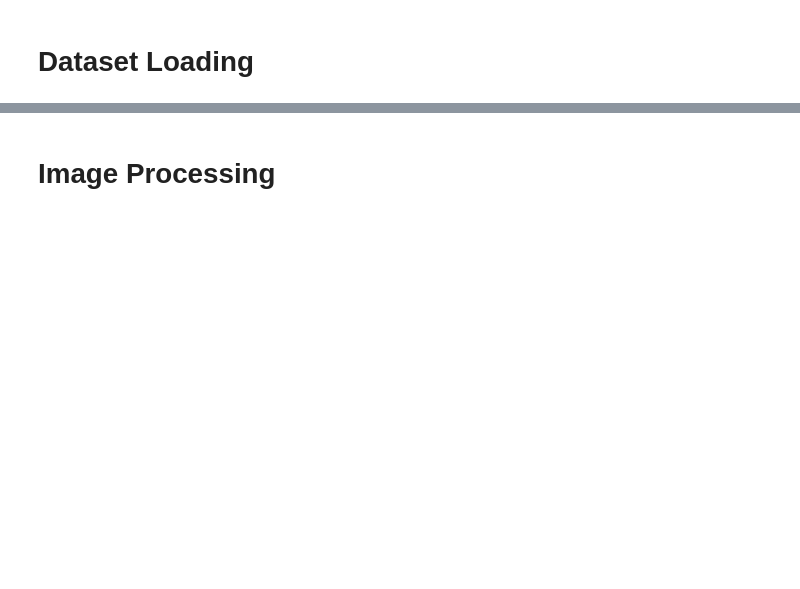
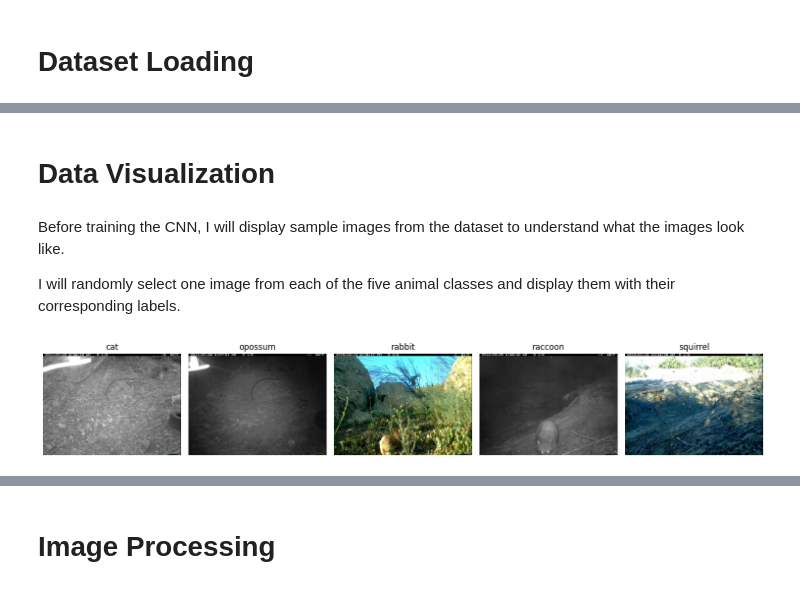
Before and after one commit to samiksha12/BackyardWatch, a Jupyter notebook: BackyardWatchAITask1.ipynb, the cells around one changed output, grey strips where cells are left out. Drawn from its saved outputs; the diff is of its cells as text; code cells hidden in the pictures; blank space fills up the shorter version.

```diff
--- a/BackyardWatchAITask1.ipynb
+++ b/BackyardWatchAITask1.ipynb
@@ -4,0 +26,10 @@
+# %%
+from google.colab import drive
+import os
+
+drive.mount('/content/drive')
+
+SAVE_DIR = '/content/drive/MyDrive/BackyardWatch'
+os.makedirs(SAVE_DIR, exist_ok=True)
+
+print("Dataset folder:", SAVE_DIR)
@@ -454,0 +191,44 @@ Total selected images: 19777
+# %% [markdown]
+# **Data Visualization**
+# %% [markdown]
+Before training the CNN, I will display sample images from the dataset to understand what the images look like.
+
+I will randomly select one image from each of the five animal classes and display them with their corresponding labels.
+# %%
+import matplotlib.pyplot as plt
+from PIL import Image
+import random
+import os
+
+# Location of the saved dataset
+DATASET_PATH = "/content/drive/MyDrive/BackyardWatch"
+
+# Five animal classes
+classes = ["cat", "opossum", "rabbit", "raccoon", "squirrel"]
+
+# Create space for five images
+plt.figure(figsize=(15, 4))
+
+for i, animal in enumerate(classes):
+
+    # Get images from the animal folder
+    folder = os.path.join(DATASET_PATH, animal)
+    images = os.listdir(folder)
+
+    # Select one random image
+    image_name = random.choice(images)
+    image_path = os.path.join(folder, image_name)
+
+    # Open the image
+    img = Image.open(image_path)
+
+    # Display the image
+    plt.subplot(1, 5, i + 1)
+    plt.imshow(img)
+    plt.title(animal)
+    plt.axis("off")
+
+plt.tight_layout()
+plt.show()
+# %% [output]
+[figure, added]
```
Also changed, not shown: parts of 109 cells of this notebook.
